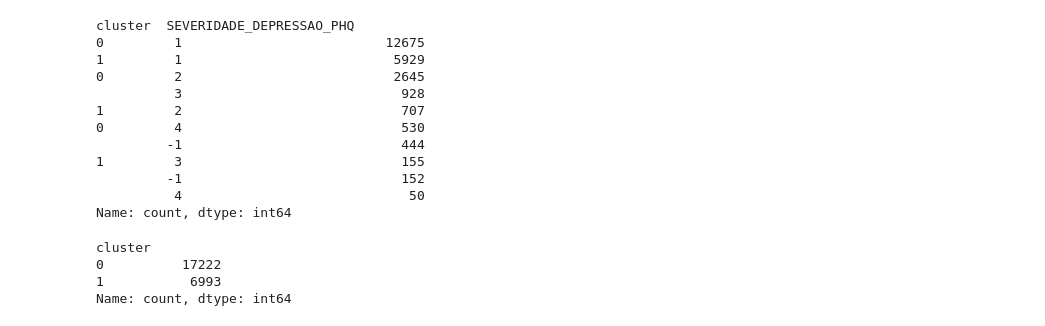
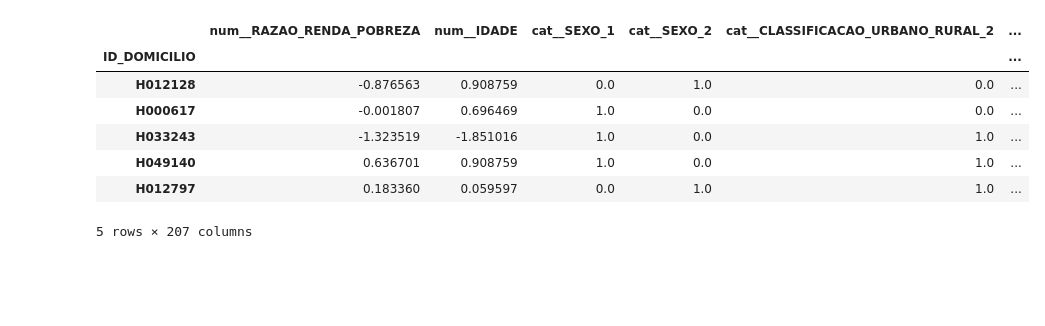
Before and after one commit to JulioSamuelOliveira/saudemental, a Jupyter notebook: 5-Kmeans/K_means.ipynb, the cells around one changed output. Saved outputs shown, nothing was run; the diff lists cells and outputs as text; code cells hidden in the pictures; blank space fills up the shorter version.

```diff
--- a/5-Kmeans/K_means.ipynb
+++ b/5-Kmeans/K_means.ipynb
@@ -53,34 +48,26 @@ Dimensões finais: 24,215 participantes e 389 atributos.
-# %%
-assert len(labels) == len(df_completos), (
-    "A quantidade de labels deve corresponder à quantidade de registros em df_completos."
-)
-
-labels_com_frequencia = pd.concat(
-    [
-        labels.reset_index(drop=True),
-        df_completos[["SEVERIDADE_DEPRESSAO_PHQ"]].reset_index(drop=True),
-    ],
-    axis=1,
-)
-
-labels_com_frequencia.value_counts()
-# %% [output]
-cluster  SEVERIDADE_DEPRESSAO_PHQ
-0         1                          12675
-1         1                           5929
-0         2                           2645
-          3                            928
-1         2                            707
-0         4                            530
-         -1                            444
-1         3                            155
-         -1                            152
-          4                             50
-Name: count, dtype: int64
-# %%
-print(labels.value_counts())
-# %% [output]
-cluster
-0          17222
-1           6993
-Name: count, dtype: int64
+# %%
+# Pré-processamento
+num_cols = ['RAZAO_RENDA_POBREZA','IDADE']
+cat_cols = [col for col in X.columns if col not in num_cols]
+
+preprocessor_A = ColumnTransformer(
+    transformers=[
+        ('num', StandardScaler(), num_cols),
+        ('cat', OneHotEncoder(drop='first', sparse_output=False, handle_unknown='ignore'), cat_cols)
+    ]
+)
+
+X_proc = preprocessor_A.fit_transform(X)
+
+X_proc = pd.DataFrame(X_proc, columns=preprocessor_A.get_feature_names_out(), index=X.index)
+
+X_proc.head()
+# %% [output]
+|  | num__RAZAO_RENDA_POBREZA | num__IDADE | cat__SEXO_1 | cat__SEXO_2 | cat__CLASSIFICACAO_URBANO_RURAL_2 | ... |
+| ID_DOMICILIO |  |  |  |  |  | ... |
+| H012128 | -0.876563 | 0.908759 | 0.0 | 1.0 | 0.0 | ... |
+| H000617 | -0.001807 | 0.696469 | 1.0 | 0.0 | 0.0 | ... |
+| H033243 | -1.323519 | -1.851016 | 1.0 | 0.0 | 1.0 | ... |
+| H049140 | 0.636701 | 0.908759 | 1.0 | 0.0 | 1.0 | ... |
+| H012797 | 0.183360 | 0.059597 | 0.0 | 1.0 | 1.0 | ... |
+5 rows × 207 columns
```
Also changed, not shown: parts of 7 cells of this notebook, 1 other file.
